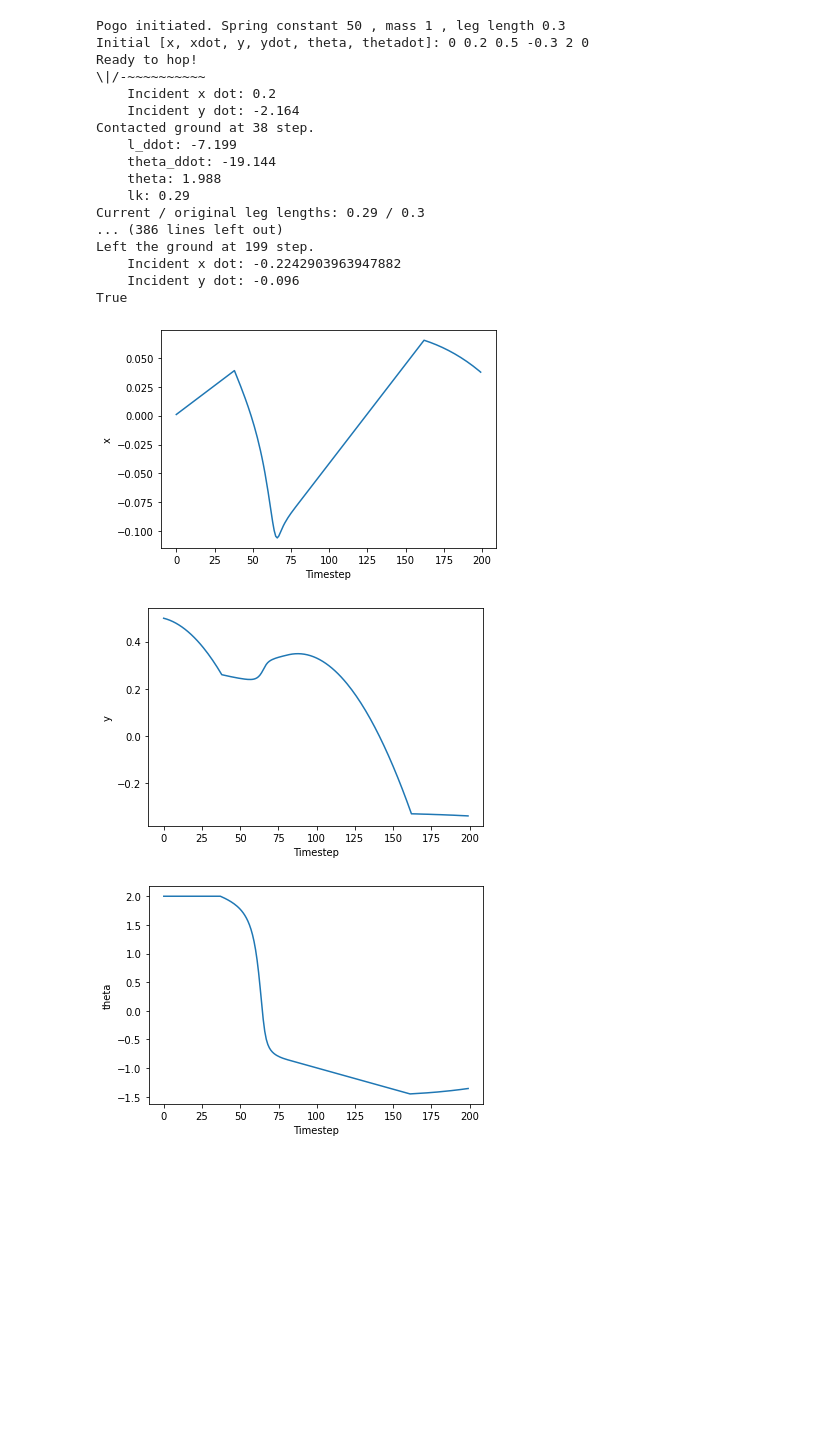
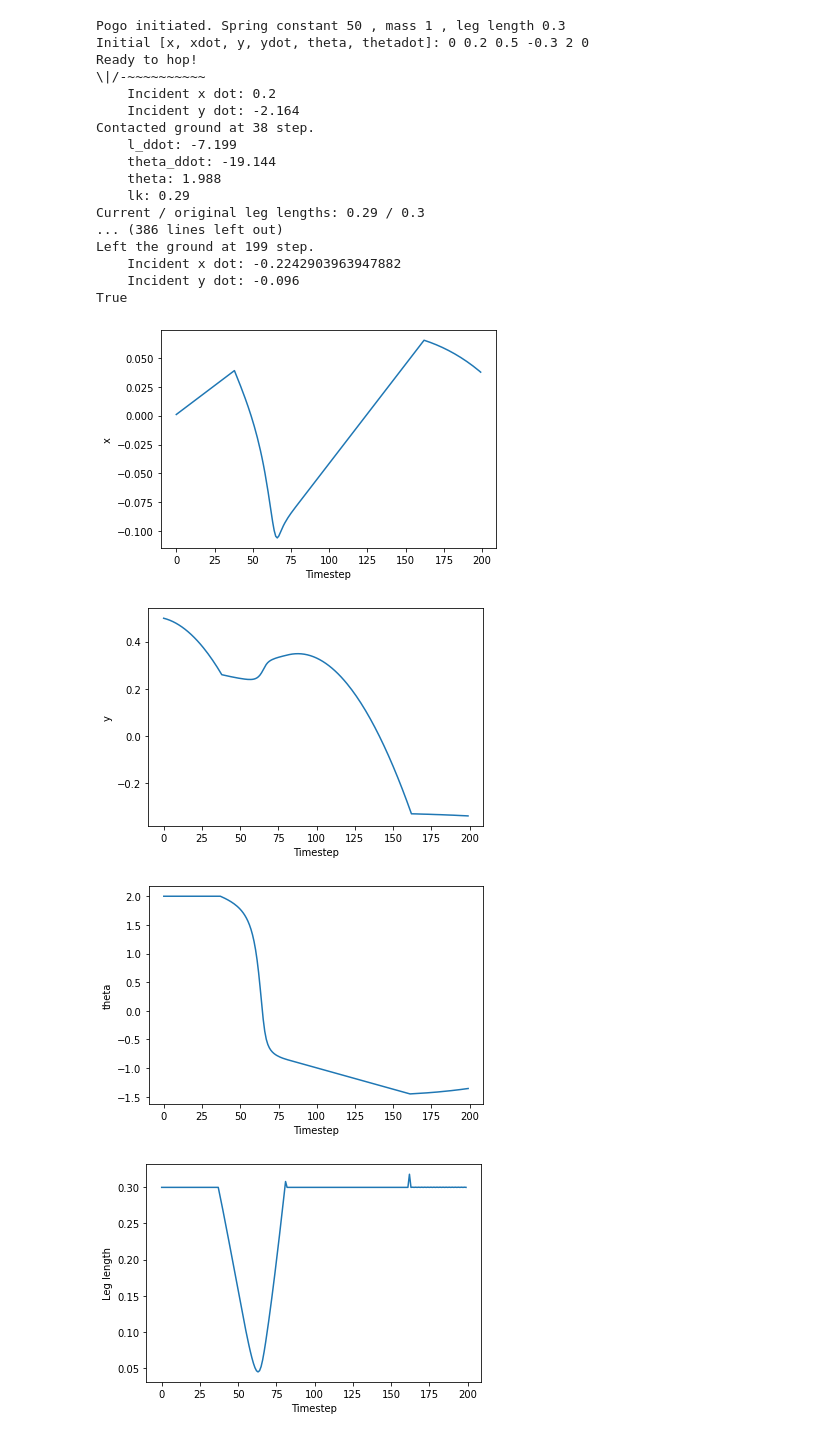
Before and after one commit to GryphonTorch/Pouncing_pogo, a Jupyter notebook: Pouncing_pogo.ipynb, the cells around one changed output. Drawn from its saved outputs; the diff is of its cells as text; code cells hidden in the pictures; blank space fills up the shorter version.

```diff
--- a/Pouncing_pogo.ipynb
+++ b/Pouncing_pogo.ipynb
@@ -219,30 +219,41 @@ for i in range(test_time):
     x_history.append(state_history[i][0])
 
 plt.plot(x_history)
 plt.xlabel("Timestep")
 plt.ylabel("x")
 plt.show()
 
 y_history = []
 for i in range(test_time):
     y_history.append(state_history[i][2])
 
 plt.plot(y_history)
 #plt.ylim(0, 0.6)
 #plt.xlim(0, 40)
 plt.xlabel("Timestep")
 plt.ylabel("y")
 plt.show()
 
 theta_history = []
 for i in range(test_time):
     theta_history.append(state_history[i][4])
 
 plt.plot(theta_history)
 plt.xlabel("Timestep")
 plt.ylabel("theta")
 plt.show()
+
+lk_history = []
+for i in range(test_time):
+    lk_history.append(state_history[i][6])
+
+
+plt.plot(lk_history)
+plt.xlabel("Timestep")
+plt.ylabel("Leg length")
+plt.show()
 # %% [output]
 [figure]
 [figure]
 [figure]
+[figure, added]
```
Also changed, not shown: parts of 3 cells of this notebook, 3 other files.
